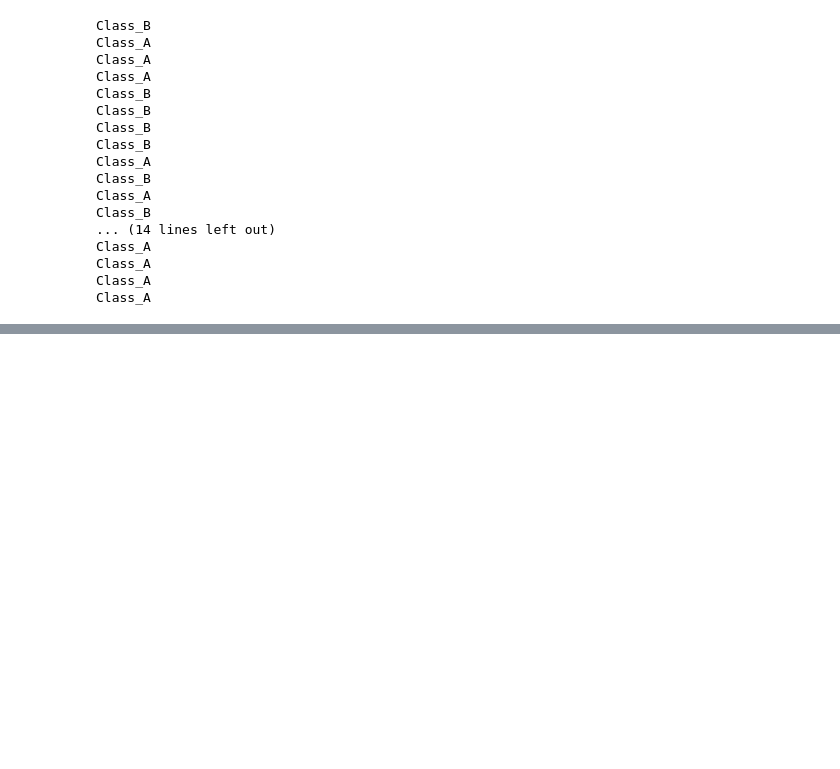
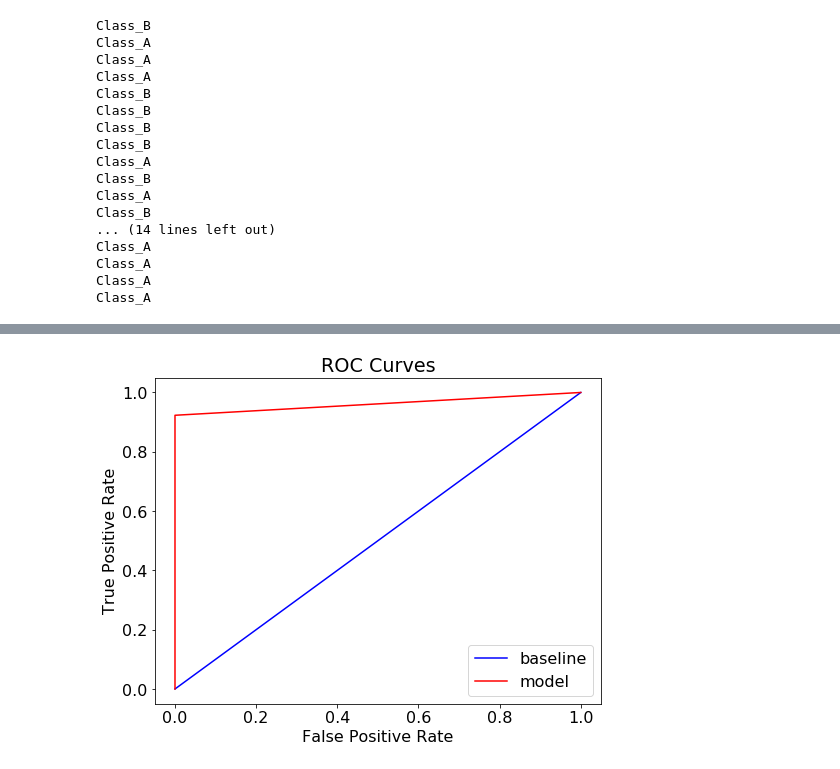
Before and after one commit to coldmayo/Science-Fair, a Jupyter notebook: 2019/State Fair/scienceFairStates.ipynb, the cells around one changed output, grey strips where cells are left out. Saved outputs shown, nothing was run; the diff lists cells and outputs as text; code cells hidden in the pictures; blank space fills up the shorter version.

```diff
--- a/2019/State Fair/scienceFairStates.ipynb
+++ b/2019/State Fair/scienceFairStates.ipynb
@@ -108,0 +110,33 @@ Confussion matrix:
+# %%
+test_labels=[]
+for i in df2['TRUE']:
+    if i=='Class_A':
+        test_labels.append(0)
+    else:
+        test_labels.append(1)
+from sklearn.metrics import precision_score, recall_score, roc_auc_score, roc_curve
+
+y_pree=[]
+for j in y_pred:
+    if j=='Class_A':
+        y_pree.append(0)
+    else:
+        y_pree.append(1)
+
+# Calculate roc auc
+roc_value = roc_auc_score(y_pree, test_labels)
+base_fpr, base_tpr, _ = roc_curve(test_labels, [1 for _ in range(len(test_labels))])
+model_fpr, model_tpr, _ = roc_curve(y_pree, test_labels)
+
+plt.figure(figsize = (8, 6))
+plt.rcParams['font.size'] = 16
+
+# Plot curves
+plt.plot(base_fpr, base_tpr, 'b', label = 'baseline')
+plt.plot(model_fpr, model_tpr, 'r', label = 'model')
+plt.legend();
+plt.xlabel('False Positive Rate');
+plt.ylabel('True Positive Rate'); plt.title('ROC Curves');
+plt.show();
+# %% [output]
+[figure, added]
```
Also changed, not shown: parts of 13 cells of this notebook.
